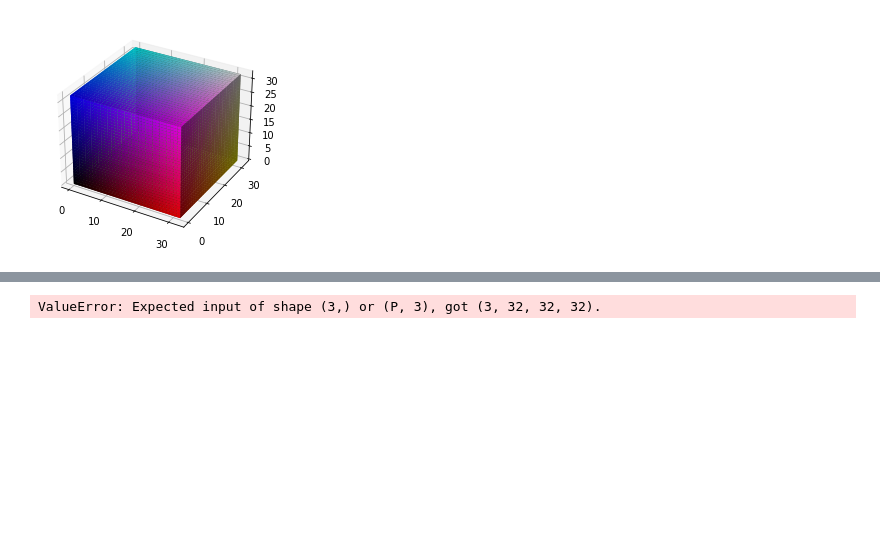
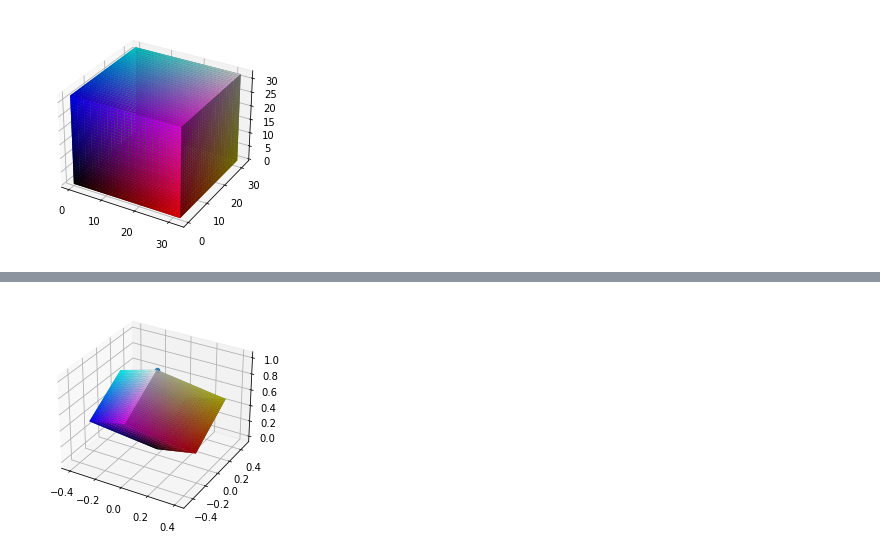
Before and after one commit to sad-student/dip-theory, a Jupyter notebook: color-transform/main.ipynb, the cells around one changed output, grey strips where cells are left out. Saved outputs shown, nothing was run; the diff lists cells and outputs as text; code cells hidden in the pictures; blank space fills up the shorter version.

```diff
--- a/color-transform/main.ipynb
+++ b/color-transform/main.ipynb
@@ -70,10 +70,14 @@ plt.show()
 # %%
 import scipy.spatial.transform.rotation
-cube_rotation = scipy.spatial.transform.Rotation.from_euler("XYZ", (45, 45, 45), degrees=True)
-hsv_space = cube_rotation.apply(space)
+#cube_rotation = scipy.spatial.transform.Rotation.from_euler("XY", (35, -45), degrees=True)
+#cube_rotation = scipy.spatial.transform.Rotation.from_euler("xy", (45, -35), degrees=True)
+cube_rotation = scipy.spatial.transform.Rotation.from_euler("xyz", (np.pi / 4, -np.arctan(1/np.sqrt(2)), -np.pi/6))
+grid = np.transpose(np.indices((edge_len + 1, edge_len + 1, edge_len + 1)) / edge_len / np.sqrt(3), (1, 2, 3, 0))
+hsv_space = np.reshape(cube_rotation.apply(np.reshape(grid, newshape=(-1, 3))), grid.shape)
 
-plt.figure().add_subplot(projection='3d')\
-    .voxels(hsv_space[0], hsv_space[1], hsv_space[2], facecolors=colors, linewidth=0.5)
+ax = plt.figure().add_subplot(projection='3d')
+ax.voxels(hsv_space[..., 0], hsv_space[..., 1], hsv_space[..., 2], cube, facecolors=colors, linewidth=0.5)
+ax.scatter([0], [0], [1.0], marker='o')
 plt.show()
 # %% [output]
-ValueError: Expected input of shape (3,) or (P, 3), got (3, 32, 32, 32).
+[figure, added]
```
Also changed, not shown: parts of 4 cells of this notebook.
